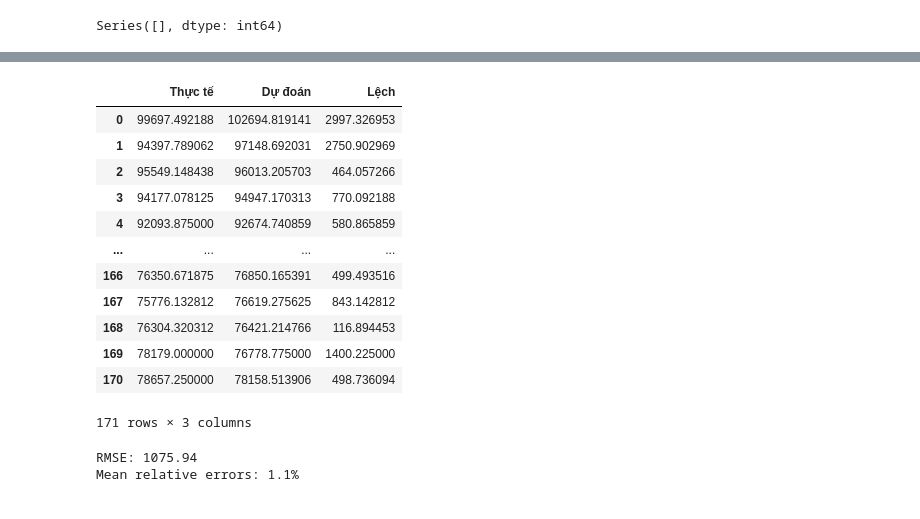
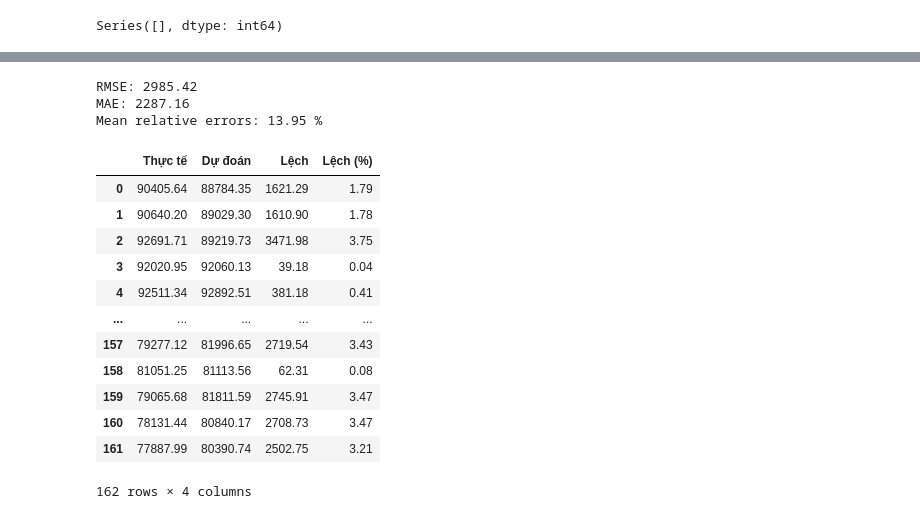
Before and after one commit to nguyenkhanh177/bitcoin, a Jupyter notebook: bitcon.ipynb, the cells around one changed output, grey strips where cells are left out. Saved outputs shown, nothing was run; the diff lists cells and outputs as text; code cells hidden in the pictures.

```diff
--- a/bitcon.ipynb
+++ b/bitcon.ipynb
@@ -175,29 +221,49 @@ y_pred = model.predict(X_test)
 # %%
 def relative_error(y_true, y_pred):
-    errors = np.abs(y_pred - y_true).astype(float) / y_true
-    return np.mean(errors)*100
+    errors = np.abs(y_pred - y_true) / y_true
+    return np.mean(errors) * 100
+
+rmse = sqrt(mean_squared_error(y_test, y_pred))
+mae = mean_absolute_error(y_test, y_pred)
+mre = relative_error(y_test, y_pred)
+
+print("RMSE:", round(rmse, 2))
+print("MAE:", round(mae, 2))
+print("Mean relative errors:", round(mre, 2), "%")
+# %% [output]
+RMSE: 2985.42
+MAE: 2287.16
+Mean relative errors: 13.95 %
-# %%
-y_pred = model.predict(X_test)
-pd.DataFrame(data=np.array([y_test, y_pred, abs(y_test - y_pred)]).T, columns=["Thực tế", "Dự đoán", "Lệch"])
-# %% [output]
-|  | Thực tế | Dự đoán | Lệch |
-| 0 | 99697.492188 | 102694.819141 | 2997.326953 |
-| 1 | 94397.789062 | 97148.692031 | 2750.902969 |
-| 2 | 95549.148438 | 96013.205703 | 464.057266 |
-| 3 | 94177.078125 | 94947.170313 | 770.092188 |
-| 4 | 92093.875000 | 92674.740859 | 580.865859 |
-| ... | ... | ... | ... |
-| 166 | 76350.671875 | 76850.165391 | 499.493516 |
-| 167 | 75776.132812 | 76619.275625 | 843.142812 |
-| 168 | 76304.320312 | 76421.214766 | 116.894453 |
-| 169 | 78179.000000 | 76778.775000 | 1400.225000 |
-| 170 | 78657.250000 | 78158.513906 | 498.736094 |
-171 rows × 3 columns
-# %%
-from sklearn.metrics import mean_squared_error
-print ('RMSE: {:.2f}'.format(sqrt(mean_squared_error(y_test, y_pred))))
-print ('Mean relative errors: {:.1f}%'.format(relative_error(y_test, y_pred)))
-# %% [output]
-RMSE: 1075.94
-Mean relative errors: 1.1%
+# %%
+y_test_1d = np.array(y_test).flatten()
+y_pred_1d = np.array(y_pred).flatten()
+
+pd.DataFrame(
+    data=np.array([
+        y_test_1d,
+        y_pred_1d,
+        abs(y_test_1d - y_pred_1d),
+        abs(y_test_1d - y_pred_1d) / y_test_1d * 100
+    ]).T,
+    columns=[
+        "Thực tế",
+        "Dự đoán",
+        "Lệch",
+        "Lệch (%)"
+    ]
+).round(2)
+# %% [output]
+|  | Thực tế | Dự đoán | Lệch | Lệch (%) |
+| 0 | 90405.64 | 88784.35 | 1621.29 | 1.79 |
+| 1 | 90640.20 | 89029.30 | 1610.90 | 1.78 |
+| 2 | 92691.71 | 89219.73 | 3471.98 | 3.75 |
+| 3 | 92020.95 | 92060.13 | 39.18 | 0.04 |
+| 4 | 92511.34 | 92892.51 | 381.18 | 0.41 |
+| ... | ... | ... | ... | ... |
+| 157 | 79277.12 | 81996.65 | 2719.54 | 3.43 |
+| 158 | 81051.25 | 81113.56 | 62.31 | 0.08 |
+| 159 | 79065.68 | 81811.59 | 2745.91 | 3.47 |
+| 160 | 78131.44 | 80840.17 | 2708.73 | 3.47 |
+| 161 | 77887.99 | 80390.74 | 2502.75 | 3.21 |
+162 rows × 4 columns
 # %%
```
Also changed, not shown: parts of 17 cells of this notebook, 4 other files.
